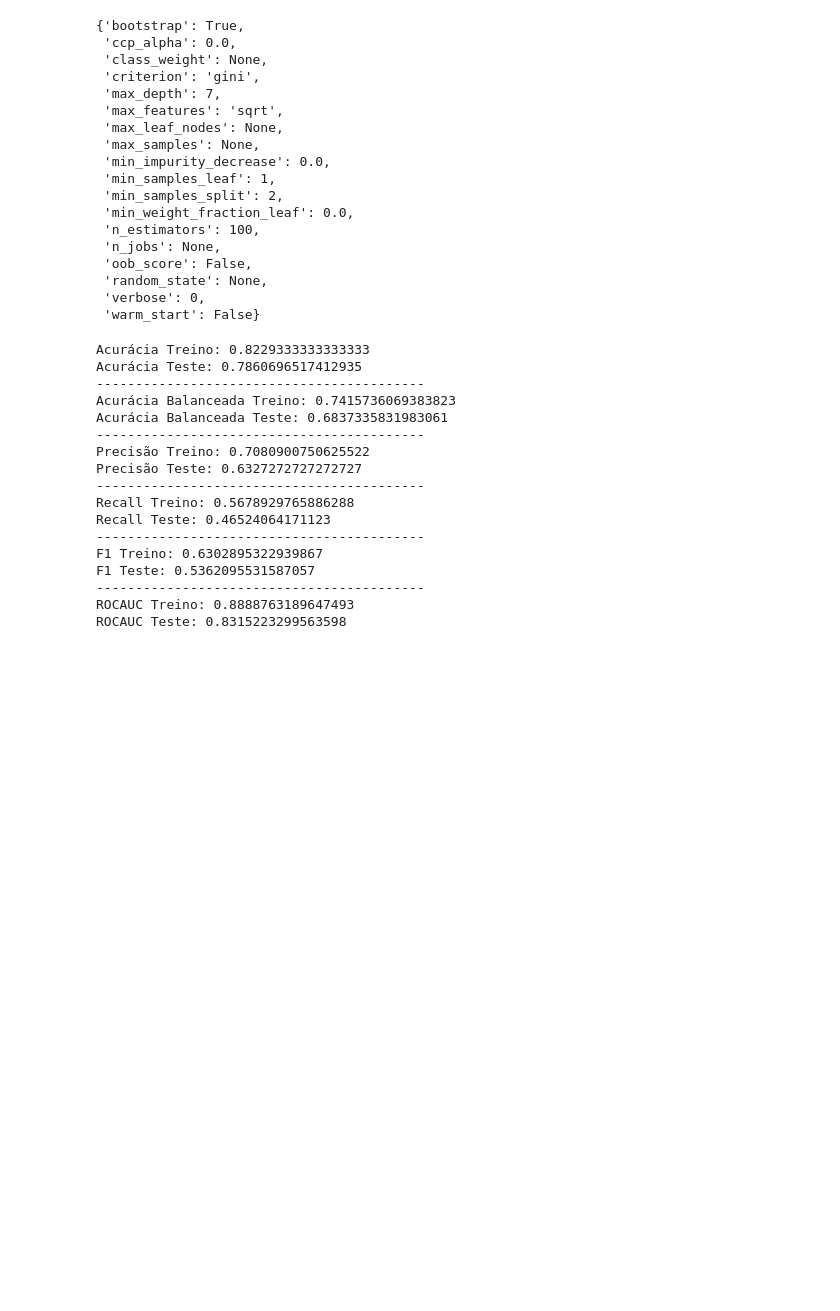
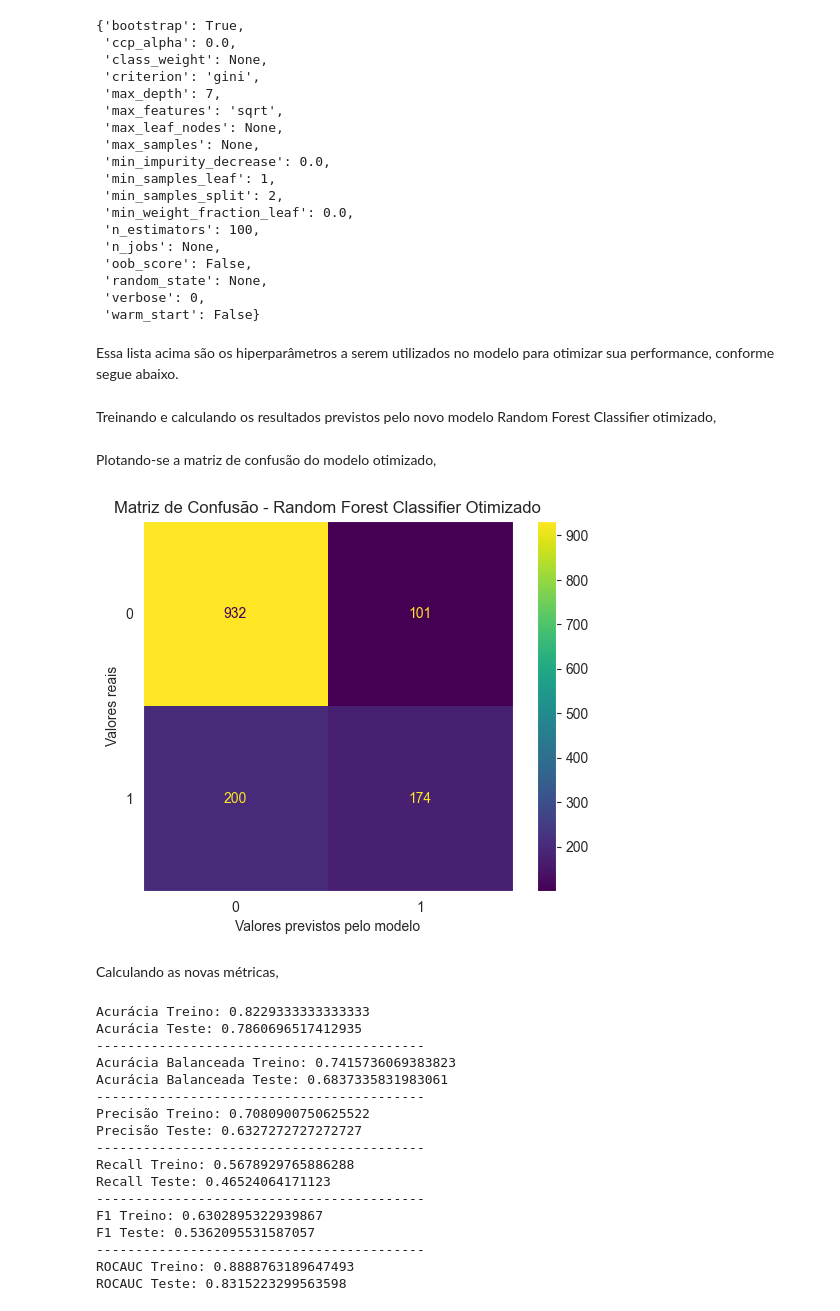
Before and after one commit to rfprates/modelo_classificacao_analise_churn, a Jupyter notebook: modelo_classificacao_churn.ipynb, the cells around one changed output. Drawn from its saved outputs; the diff is of its cells as text; code cells hidden in the pictures; blank space fills up the shorter version.

```diff
--- a/modelo_classificacao_churn.ipynb
+++ b/modelo_classificacao_churn.ipynb
@@ -732,6 +781,8 @@ grid_search_forest.best_estimator_.get_params()
  'random_state': None,
  'verbose': 0,
  'warm_start': False}
+# %% [markdown]
+Essa lista acima são os hiperparâmetros a serem utilizados no modelo para otimizar sua performance, conforme segue abaixo.
 # %%
 rf_tunned = RandomForestClassifier(
     bootstrap = True,
@@ -753,10 +804,30 @@ rf_tunned = RandomForestClassifier(
     verbose = 0,
     warm_start = False
 )
+# %% [markdown]
+Treinando e calculando os resultados previstos pelo novo modelo Random Forest Classifier otimizado,
 # %%
 rf_tunned.fit(x_train, y_train)
 
 y_pred_rf_tun = rf_tunned.predict(x_test)
+# %% [markdown]
+Plotando-se a matriz de confusão do modelo otimizado,
+# %%
+# calculando a matriz de confusão
+cm = confusion_matrix(y_true = y_test, y_pred = y_pred_rf_tun, labels = rf_tunned.classes_)
+
+# exibindo-a na tela
+disp = ConfusionMatrixDisplay(confusion_matrix = cm, display_labels = rf_tunned.classes_)
+disp.plot()
+plt.title('Matriz de Confusão - Random Forest Classifier Otimizado')
+plt.ylabel('Valores reais')
+plt.xlabel('Valores previstos pelo modelo')
+plt.grid(visible = False)
+plt.show()
+# %% [output]
+[figure, added]
+# %% [markdown]
+Calculando as novas métricas,
 # %%
 print(f'Acurácia Treino: {accuracy_score(y_train, rf_tunned.predict(x_train))}')
 print(f'Acurácia Teste: {accuracy_score(y_test, y_pred_rf_tun)}')
```
Also changed, not shown: parts of 19 cells of this notebook.
